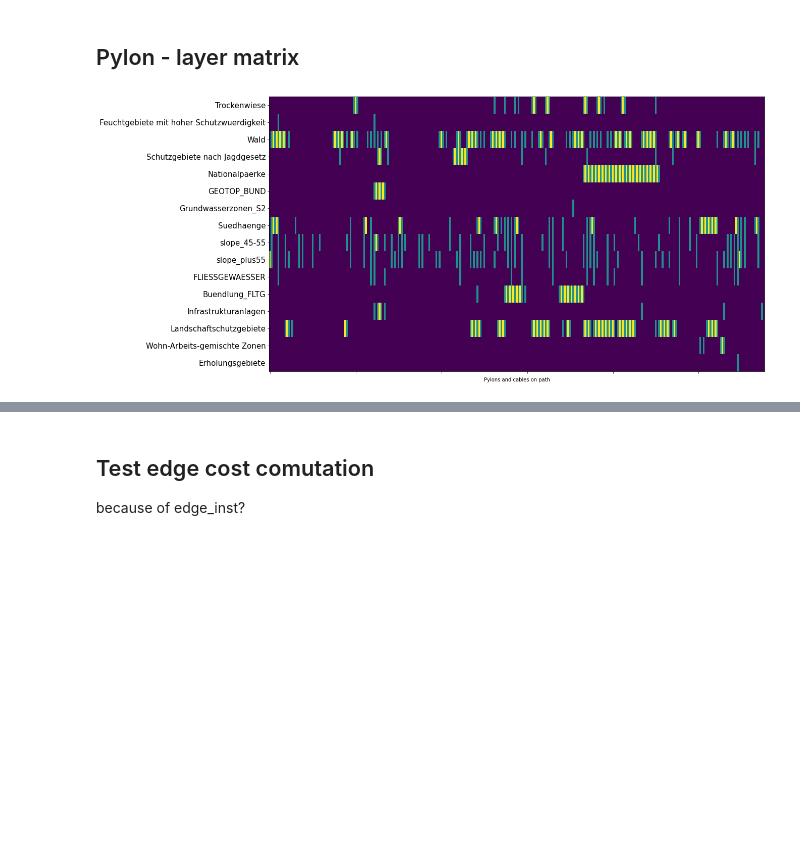
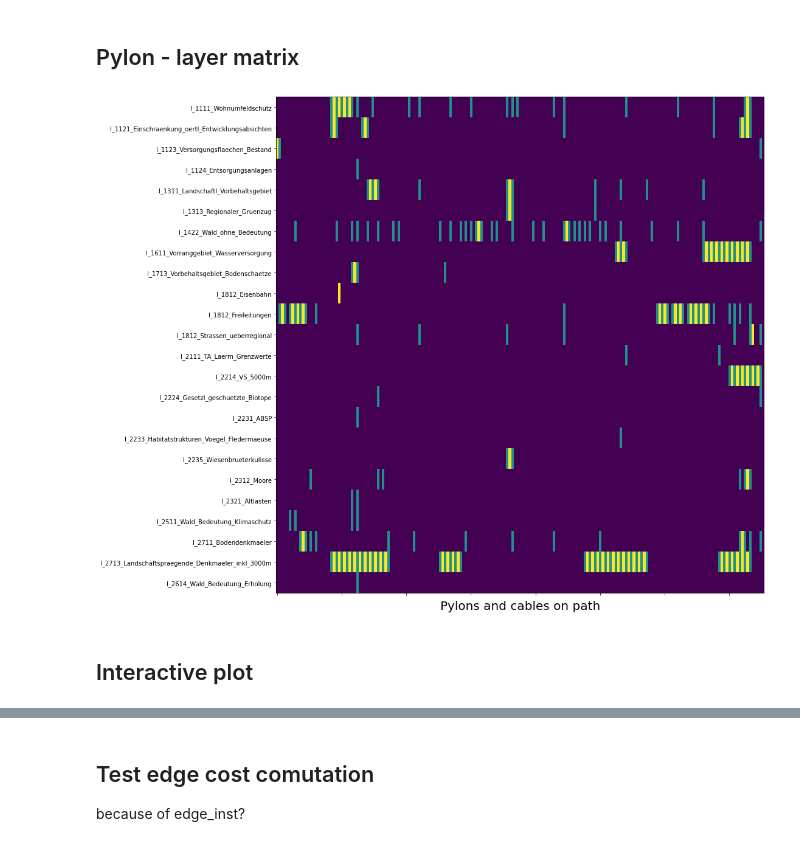
Before and after one commit to NinaWie/PowerPlanner, a Jupyter notebook: notebooks/evaluation.ipynb, the cells around one changed output, grey strips where cells are left out. Saved outputs shown, nothing was run; the diff lists cells and outputs as text; code cells hidden in the pictures; blank space fills up the shorter version.

```diff
--- a/notebooks/evaluation.ipynb
+++ b/notebooks/evaluation.ipynb
@@ -191,14 +191,13 @@ from power_planner.utils.utils import normalize, bresenham_line, discrete_angle_
 from power_planner.utils.utils_costs import CostUtils
 from power_planner.utils.utils_constraints import ConstraintUtils
 # %%
-layer_path = "../../data/instance_CH.nosync/tif_layers" # belgium.nosync/tif_layers"
-csv_path = "../../data/instance_CH.nosync/layer_weights.csv" # /belgium.nosync/layer_weights.csv"
-json_path = "../../outputs/" # paths_compare"
+layer_path = "../../data/instance_DE.nosync/tif_layers" # belgium.nosync/tif_layers"
+csv_path = "../../data/instance_DE.nosync/layer_weights.csv" # /belgium.nosync/layer_weights.csv"
+json_path = "../../outputs/de_call_with_planner" # paths_compare"
 # %%
 def get_raw_data(layer_path, csv_path, scenario=1):
     layer_list = pd.read_csv(csv_path).dropna()
     # layer_list = layer_csv[layer_csv["weight_" + str(scenario)] != "Forbidden"]
-    cost_classes = np.unique(layer_list["class"])
     layer_arr = []
     layer_weights, layer_names, layer_classes = [], [], []
     forb_arr = []
@@ -211,7 +210,7 @@ def get_raw_data(layer_path, csv_path, scenario=1):
                 arr = ds.read()[0]
             # binarize single tif layer so it can be weighted
             # -1  because in tifs the costly areas are black
-
+            arr = arr[:3078, :3724]
             # add to hard constraints or general instance
             if row["weight_" + str(scenario)]=="Forbidden":
                 constraint = (arr.astype(int) != 1).astype(int)
@@ -221,7 +220,7 @@ def get_raw_data(layer_path, csv_path, scenario=1):
                 costs = (arr==1).astype(int)
                 # costs = np.absolute(normalize(arr) - 1)
                 layer_arr.append(costs)
-                layer_weights.append(row["weight_" + str(scenario)]*row["category_weight_" + str(scenario)])
+                layer_weights.append(int(row["weight_" + str(scenario)])*int(row["category_weight_" + str(scenario)]))
                 layer_classes.append(row["class"])
                 layer_names.append(row["Layer Name"]) # ["Corresponding Name"])
         else:
@@ -358,0 +389,6 @@ loaded 1 paths
+# %%
+json_names = ["laplace_e3_d80de_0.csv", "fast_e5_d70_de_1.csv", "fast_e5_d70_de_2.csv"]
+path_list = []
+for csv in json_names:
+    path_arr = np.asarray(pd.read_csv(os.path.join(json_path, csv))[["X_raw", "Y_raw"]]).astype(int)
+    path_list.append(path_arr)
@@ -469,21 +537,3 @@ plt.savefig("../../figure/abs_cost.png")
-# %%
-labels = results_df["layer"]
-men_means = [20, 34, 30, 35, 27]
-women_means = [25, 32, 34, 20, 25]
-
-x = np.arange(len(labels))  # the label locations
-width = 0.35  # the width of the bars
-
-fig, ax = plt.subplots()
-rects1 = ax.bar(x - width/2, men_means, width, label='Men')
-rects2 = ax.bar(x + width/2, women_means, width, label='Women')
-
-# Add some text for labels, title and custom x-axis tick labels, etc.
-ax.set_ylabel('Scores')
-ax.set_title('Scores by group and gender')
-ax.set_xticks(x)
-ax.set_xticklabels(labels)
-ax.legend()
 # %% [markdown]
 ## QGIS preparation
 # %%
@@ -556,26 +606,30 @@ def pylon_matrix(arr, path):
     return out_matrix
 # %%
 # OPTION 1: pylons and edges both as one field
+path = path_list[0]
 out_matrix = pylon_edge_matrix(arr, path)
 # OPTION 2: all fields of cables seperately
 # out_matrix = pylon_cable_matrix(arr, path)
 # OPTION 3: simply take pylons, no cables considered
 # out_matrix = pylon_matrix(arr, path)
 
 # restrict to nonzero:
 layer_labels = df["layer"].values[np.any(out_matrix, axis=1)]
 out_matrix = out_matrix[np.any(out_matrix, axis=1)]
+np.save("../../figure/pylon_cable_cost2.npy", out_matrix)
 
 # PLOTTING
-fig, ax = plt.subplots(figsize=(20,10))
+fig, ax = plt.subplots(figsize=(25,15))
 ax.imshow(out_matrix)
 ax.set_xticklabels([i for i in range(len(out_matrix[0]))], fontsize=1)
-ax.set_yticklabels(layer_labels, fontsize=15)
+ax.set_yticklabels(layer_labels, fontsize=10)
 # plt.xticks([i for i in range(len(is_pylon))])
 plt.yticks([i for i in range(len(out_matrix))])
-plt.xlabel("Pylons and cables on path")
-ax.set_aspect(aspect=10)
+plt.xlabel("Pylons and cables on path", fontsize=20)
+ax.set_aspect(aspect=8)
 plt.savefig("../../figure/pylon_cable_cost2.png")
 plt.show()
 # %% [output]
-[figure, old version]
+[figure, new version]
+# %% [markdown]
+## Interactive plot
```
Also changed, not shown: parts of 18 cells of this notebook, 7 other files.
